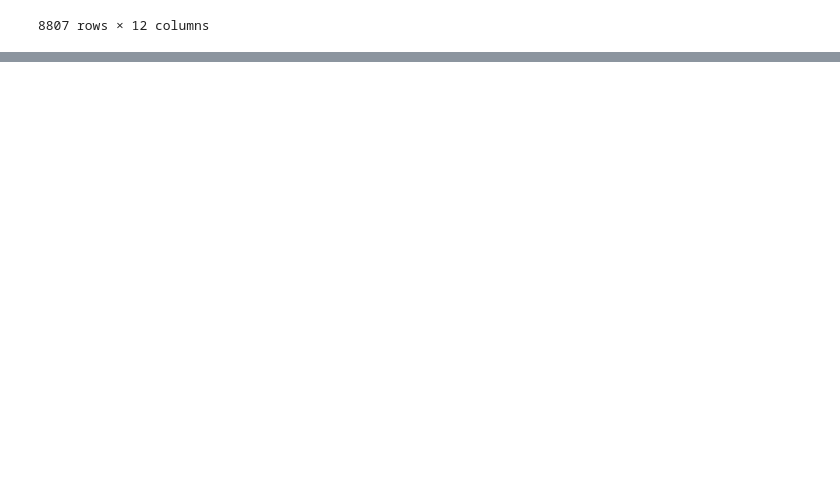
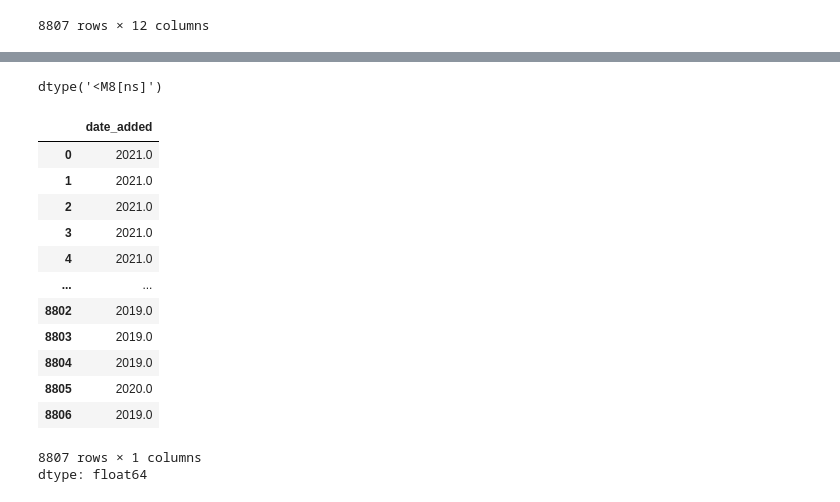
Before and after one commit to EBNyame/pandas-netflix-eda, a Jupyter notebook: notebook.ipynb, the cells around one changed output, grey strips where cells are left out. Drawn from its saved outputs; the diff is of its cells as text; code cells hidden in the pictures; blank space fills up the shorter version.

```diff
--- a/notebook.ipynb
+++ b/notebook.ipynb
@@ -199,0 +214,21 @@ df
+# %%
+df["date_added"].dtype
+# %% [output]
+dtype('<M8[ns]')
+# %%
+df["date_added"].dt.year
+# %% [output]
+|  | date_added |
+| 0 | 2021.0 |
+| 1 | 2021.0 |
+| 2 | 2021.0 |
+| 3 | 2021.0 |
+| 4 | 2021.0 |
+| ... | ... |
+| 8802 | 2019.0 |
+| 8803 | 2019.0 |
+| 8804 | 2019.0 |
+| 8805 | 2020.0 |
+| 8806 | 2019.0 |
+8807 rows × 1 columns
+dtype: float64
```
Also changed, not shown: parts of 5 cells of this notebook.
